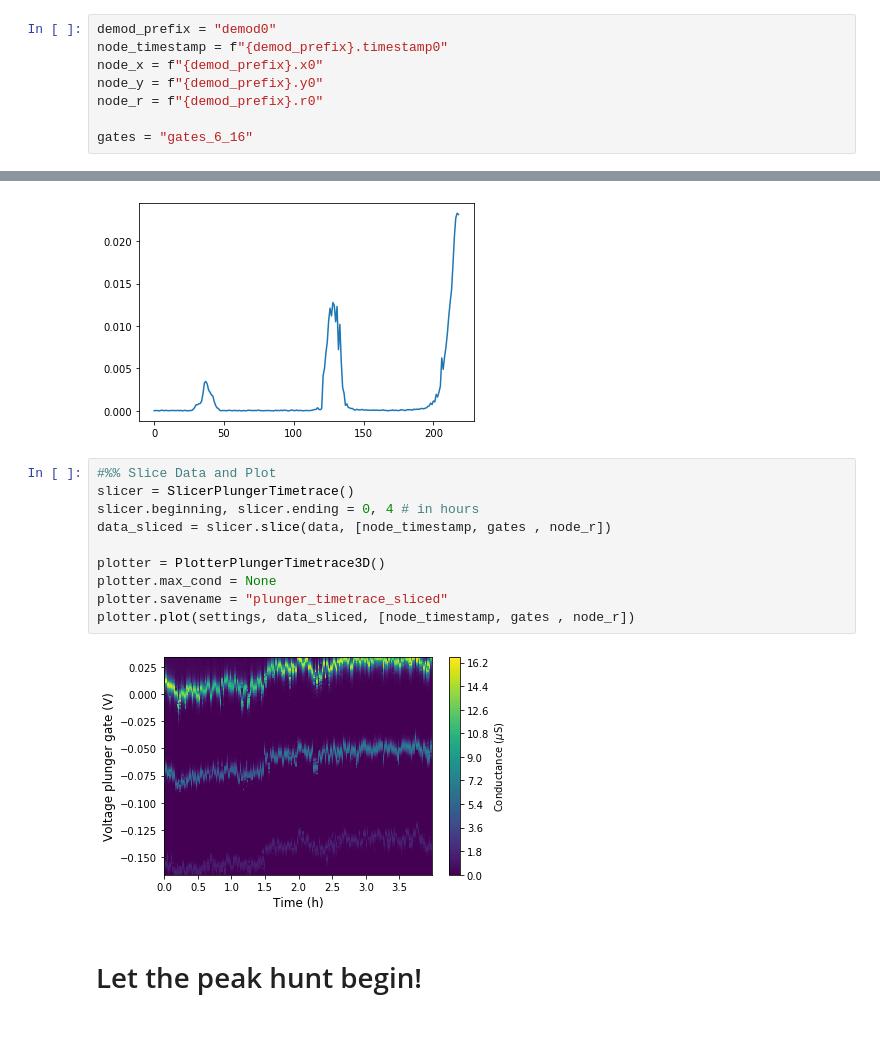
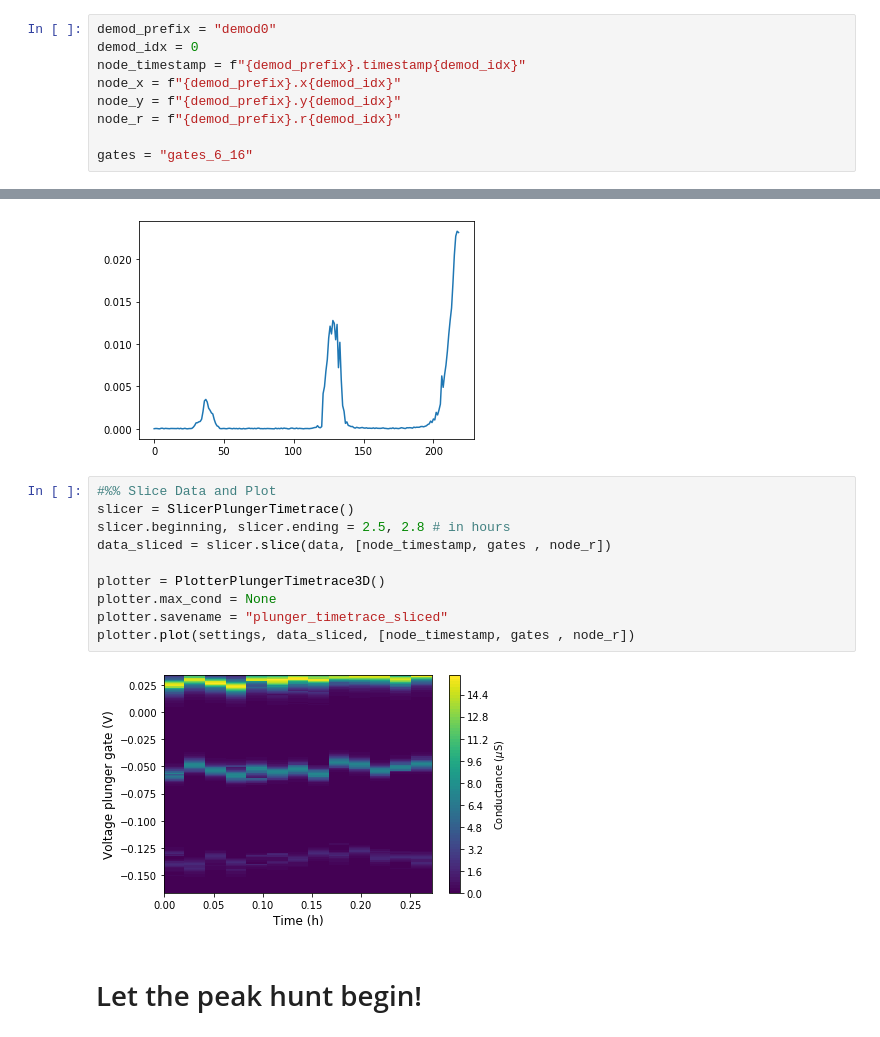
Before and after one commit to qkitgroup/qkit, a Jupyter notebook: qkit/analysis/semiconductor/scripts/Peaktracking_analysis.ipynb, the cells around one changed output, grey strips where cells are left out. Cells and saved outputs as stored; diff of their text form.

```diff
--- a/qkit/analysis/semiconductor/scripts/Peaktracking_analysis.ipynb
+++ b/qkit/analysis/semiconductor/scripts/Peaktracking_analysis.ipynb
@@ -49,10 +49,11 @@ Done loading file, formatting now...
 dict_keys(['demod0.r0', 'demod0.timestamp0', 'demod0.x0', 'demod0.y0', 'demod4.r4', 'demod4.timestamp4', 'demod4.x4', 'demod4.y4', 'gates_6_16', 'measurement', 'number', 'settings', 'static_voltages'] ...
 # %%
 demod_prefix = "demod0"
-node_timestamp = f"{demod_prefix}.timestamp0"
-node_x = f"{demod_prefix}.x0"
-node_y = f"{demod_prefix}.y0"
-node_r = f"{demod_prefix}.r0"
+demod_idx = 0
+node_timestamp = f"{demod_prefix}.timestamp{demod_idx}"
+node_x = f"{demod_prefix}.x{demod_idx}"
+node_y = f"{demod_prefix}.y{demod_idx}"
+node_r = f"{demod_prefix}.r{demod_idx}"
 
 gates = "gates_6_16"
 # %%
@@ -69,15 +70,15 @@ plt.plot(data[node_r][-15])
 # %%
 #%% Slice Data and Plot
 slicer = SlicerPlungerTimetrace()
-slicer.beginning, slicer.ending = 0, 4 # in hours
+slicer.beginning, slicer.ending = 2.5, 2.8 # in hours
 data_sliced = slicer.slice(data, [node_timestamp, gates , node_r])
 
 plotter = PlotterPlungerTimetrace3D()
 plotter.max_cond = None
 plotter.savename = "plunger_timetrace_sliced"
 plotter.plot(settings, data_sliced, [node_timestamp, gates , node_r])
 # %% [output]
-[figure, old version]
+[figure, new version]
 # %% [markdown]
 # Let the peak hunt begin!
 # %% [markdown]
```
Also changed, not shown: parts of 2 cells of this notebook, 1 other file.
